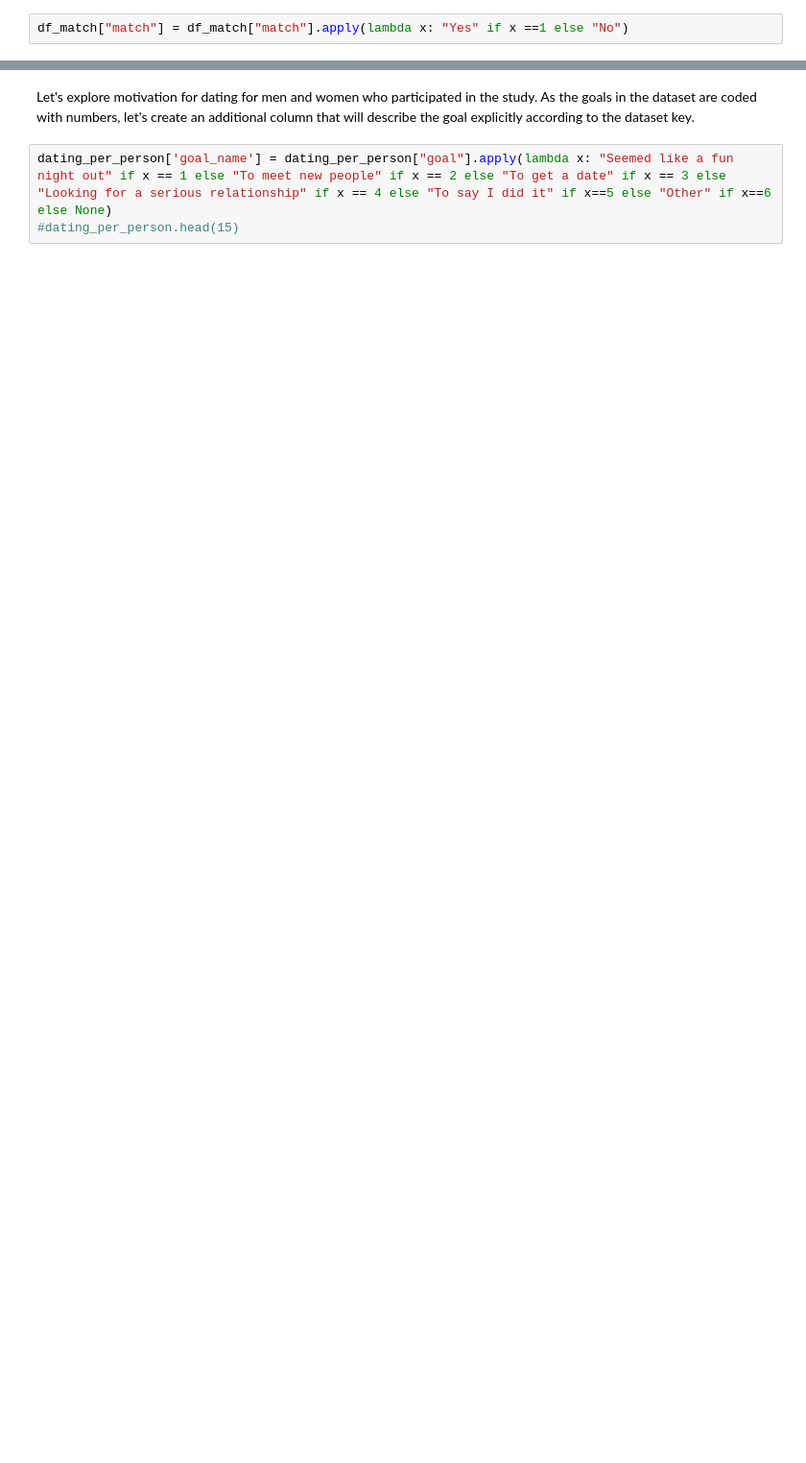
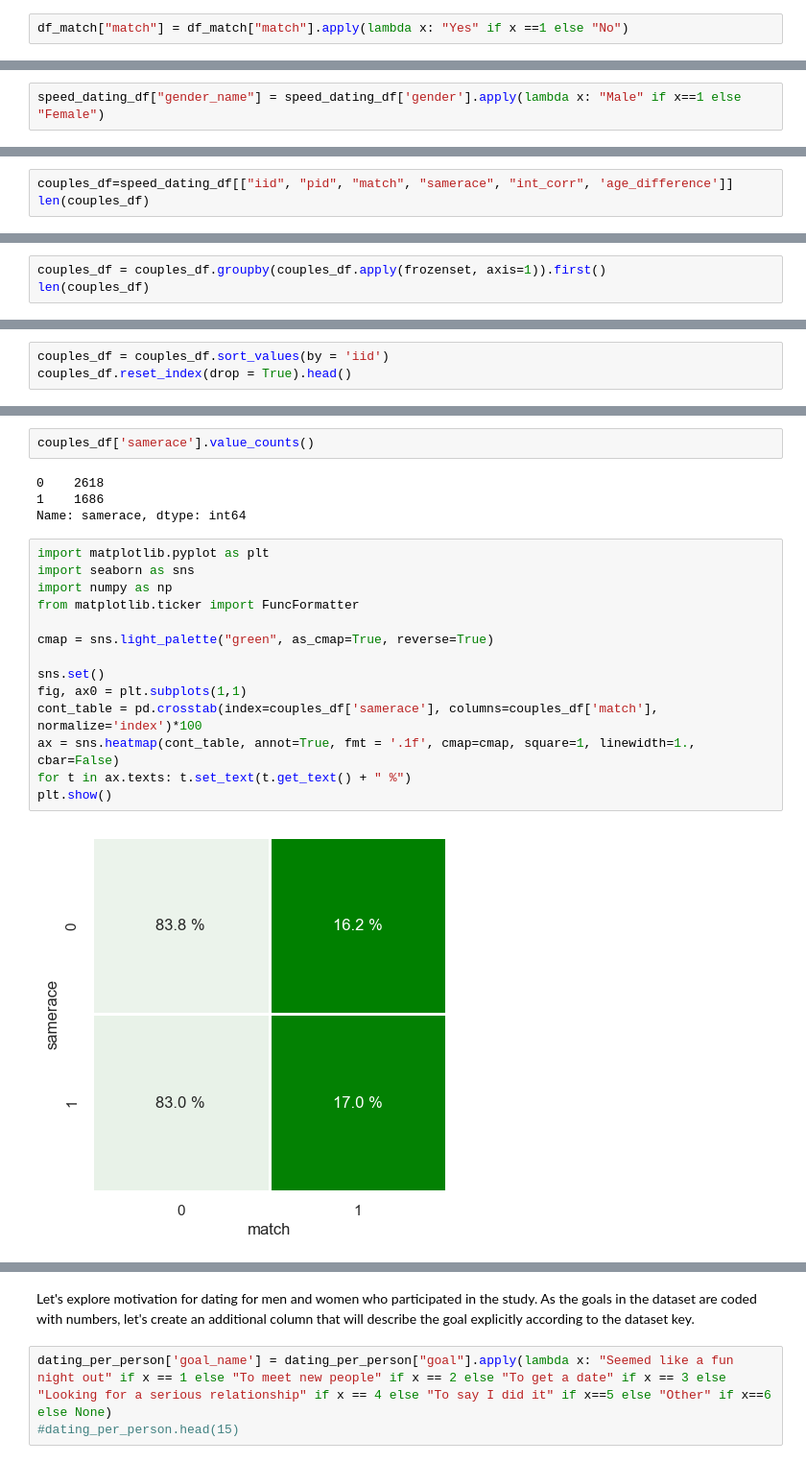
Before and after one commit to YuliyaSheichenka/Certification_Bloc_2, a Jupyter notebook: 01_speed_dating.ipynb, the cells around one changed output, grey strips where cells are left out. Shown at 96% size. Cells and saved outputs as stored; diff of their text form; blank space fills up the shorter version.

Commit message:
added visualisations on race, age, interests, going out, dating

```diff
--- a/01_speed_dating.ipynb
+++ b/01_speed_dating.ipynb
@@ -1156,0 +1018,2 @@ fig.show()
+# %%
+speed_dating_df["gender_name"] = speed_dating_df['gender'].apply(lambda x: "Male" if x==1 else "Female")
@@ -1156,0 +1038,3 @@ fig.show()
+# %%
+couples_df=speed_dating_df[["iid", "pid", "match", "samerace", "int_corr", 'age_difference']]
+len(couples_df)
@@ -1156,0 +1043,3 @@ fig.show()
+# %%
+couples_df = couples_df.groupby(couples_df.apply(frozenset, axis=1)).first()
+len(couples_df)
@@ -1156,0 +1048,3 @@ fig.show()
+# %%
+couples_df = couples_df.sort_values(by = 'iid')
+couples_df.reset_index(drop = True).head()
@@ -1156,0 +1078,22 @@ fig.show()
+# %%
+couples_df['samerace'].value_counts()
+# %% [output]
+0    2618
+1    1686
+Name: samerace, dtype: int64
+# %%
+import matplotlib.pyplot as plt
+import seaborn as sns
+import numpy as np
+from matplotlib.ticker import FuncFormatter
+
+cmap = sns.light_palette("green", as_cmap=True, reverse=True)
+
+sns.set()
+fig, ax0 = plt.subplots(1,1)
+cont_table = pd.crosstab(index=couples_df['samerace'], columns=couples_df['match'], normalize='index')*100
+ax = sns.heatmap(cont_table, annot=True, fmt = '.1f', cmap=cmap, square=1, linewidth=1., cbar=False)
+for t in ax.texts: t.set_text(t.get_text() + " %")
+plt.show()
+# %% [output]
+[figure, added]
```
Also changed, not shown: parts of 59 cells of this notebook, 2 other files.
